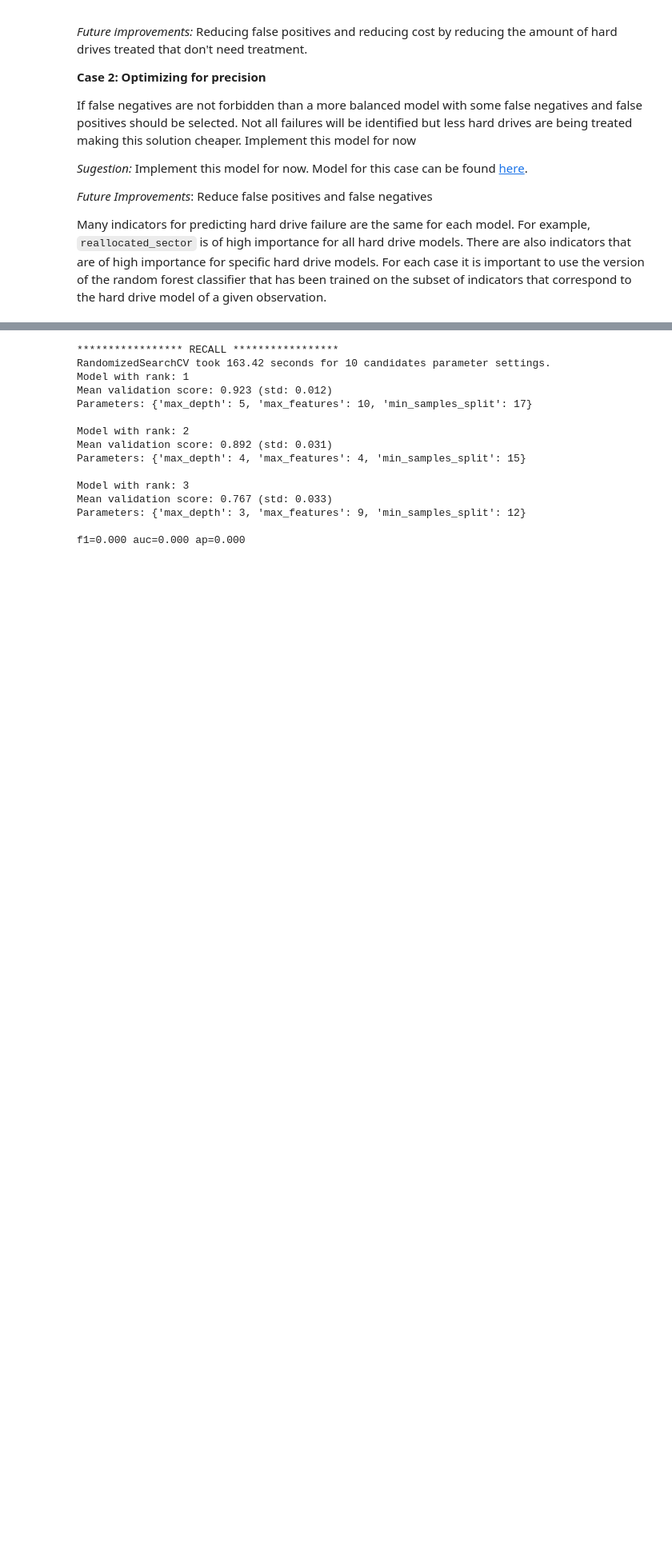
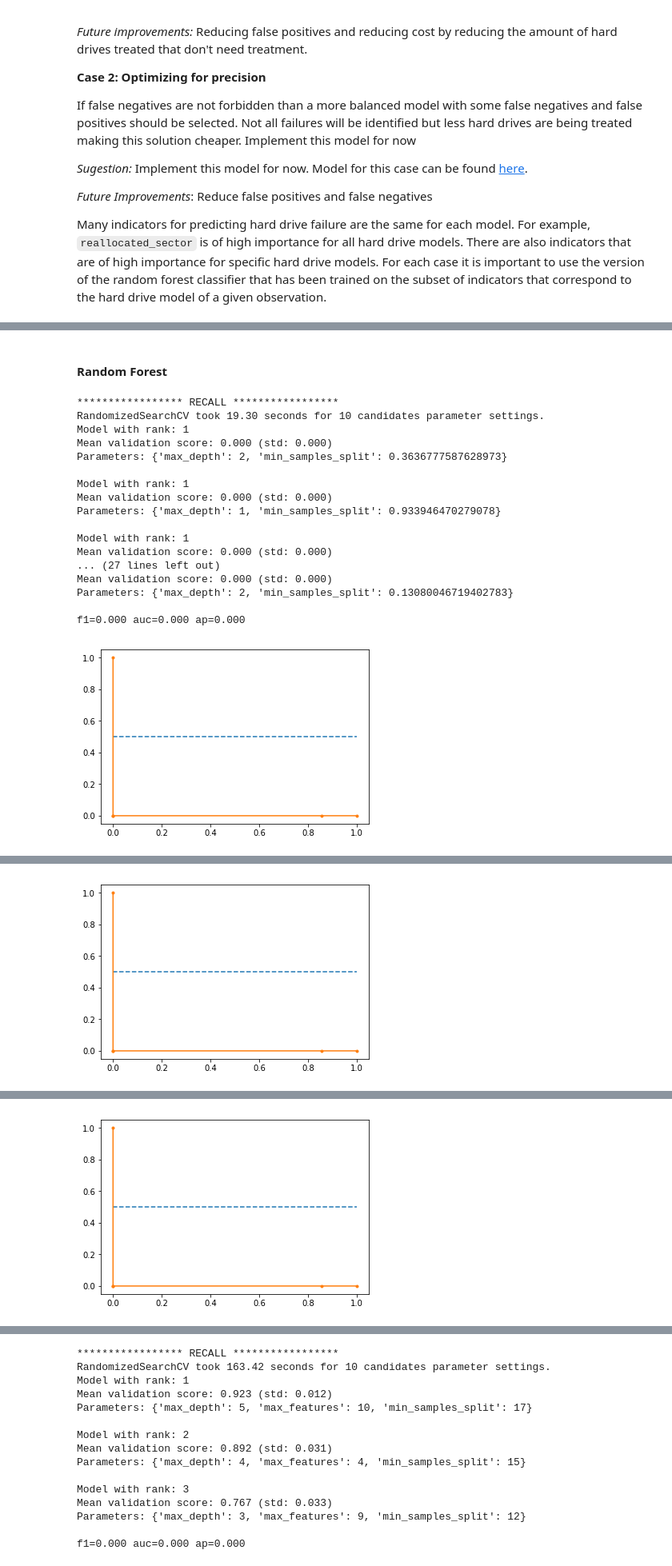
Before and after one commit to TeddTech/Predicting_Hard_Drive_Failures, a Jupyter notebook: Data_Science_Case_Study_-_Hard_Drives.ipynb, the cells around one changed output, grey strips where cells are left out. Shown at 80% size. Saved outputs shown, nothing was run; the diff lists cells and outputs as text; code cells hidden in the pictures; blank space fills up the shorter version.

Commit message:
single model solution

```diff
--- a/Data_Science_Case_Study_-_Hard_Drives.ipynb
+++ b/Data_Science_Case_Study_-_Hard_Drives.ipynb
@@ -622,7 +633,7 @@ Name: failure, dtype: int64
 I will be using `RandomizedSearchCV` to find optimal hyperparameters for the random forest classifer. Each `RandomizedSearchCV` will complete three runs optimizing for one of the three metrics (`recall`, `percision`, `f1`) on each run.
 # %%
 # Utility function to report best scores
-def report(results, n_top=3, random_search=random_search, testy=testy):
+def report(results, random_search, testy, n_top=3):
     for i in range(1, n_top + 1):
         candidates = np.flatnonzero(results['rank_test_score'] == i)
         for candidate in candidates:
@@ -1804,0 +1907,18 @@ Note: Another approach could be using `reallocated_sector` and `timestamp` or ju
+# %%
+# print(df.shape)
+# df.dropna(inplace=True)
+# print(df.shape)
+
+d = df.sample(500000)
+Xtrain, X_valid, ytrain, y_valid = train_test_split(d.drop(columns=['failure']), d.failure, test_size=0.30)
+
+#make sure both classes are in test and training set
+#KEEP RE-RUNNING UNTIL THIS CONDITION IS MET OR CODE WILL NOT WORK LATER IN NOTEBOOK (resampling)
+#Note: it is recognized I could've implemented a while statement here
+
+print('Sample of target classes:')
+display(d.failure.value_counts())
+print('Training classes:')
+display(ytrain.value_counts())
+print('Validation classes:')
+display(y_valid.value_counts())
@@ -1804,0 +1938,47 @@ Note: Another approach could be using `reallocated_sector` and `timestamp` or ju
+# %% [markdown]
+#### Random Forest
+# %%
+warnings.filterwarnings('ignore')
+
+model = RandomForestClassifier()
+testy = y_valid
+
+from sklearn.metrics import auc
+
+# specify parameters and distributions to sample from
+
+param_dist = {
+              "max_depth": sp_randint(1, 7),
+              "min_samples_split": uniform(0,1)}
+# run randomized search
+n_iter_search = 10
+
+for i in ['recall', 'f1', 'precision']:
+
+    print('***************** ' +i.upper()+ ' *****************')
+    random_search = RandomizedSearchCV(model, param_distributions=param_dist,
+                                       n_iter=n_iter_search, cv=3, iid=False, scoring=i)
+    start = time()
+    random_search.fit(Xtrain, ytrain)
+    print("RandomizedSearchCV took %.2f seconds for %d candidates"
+          " parameter settings." % ((time() - start), n_iter_search))
+    report(results=random_search.cv_results_, random_search=random_search, testy=testy)
+# %% [output]
+***************** RECALL *****************
+RandomizedSearchCV took 19.30 seconds for 10 candidates parameter settings.
+Model with rank: 1
+Mean validation score: 0.000 (std: 0.000)
+Parameters: {'max_depth': 2, 'min_samples_split': 0.3636777587628973}
+
+Model with rank: 1
+Mean validation score: 0.000 (std: 0.000)
+Parameters: {'max_depth': 1, 'min_samples_split': 0.933946470279078}
+
+Model with rank: 1
+Mean validation score: 0.000 (std: 0.000)
+... (27 lines left out)
+Mean validation score: 0.000 (std: 0.000)
+Parameters: {'max_depth': 2, 'min_samples_split': 0.13080046719402783}
+
+f1=0.000 auc=0.000 ap=0.000
+[figure, added]
@@ -1804,0 +2002 @@ Note: Another approach could be using `reallocated_sector` and `timestamp` or ju
+[figure, added]
@@ -1804,0 +2020 @@ Note: Another approach could be using `reallocated_sector` and `timestamp` or ju
+[figure, added]
```
Also changed, not shown: parts of 41 cells of this notebook.
